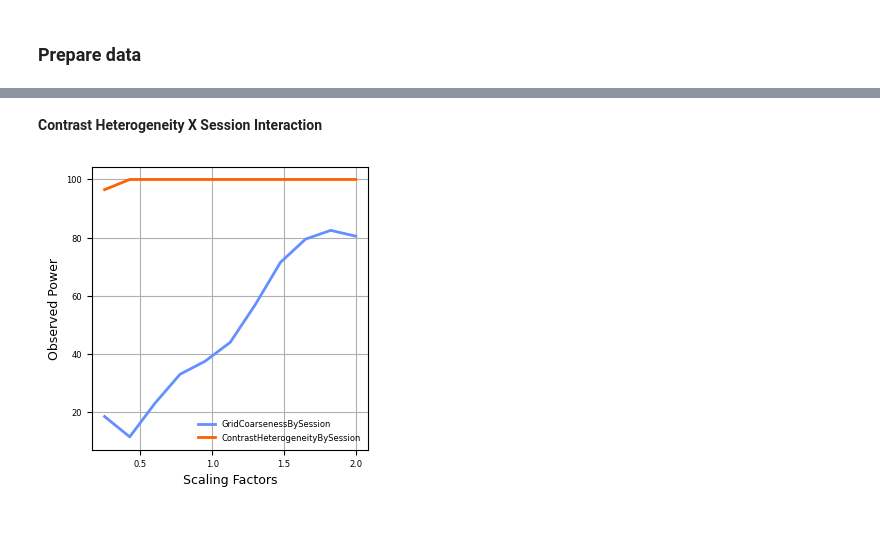
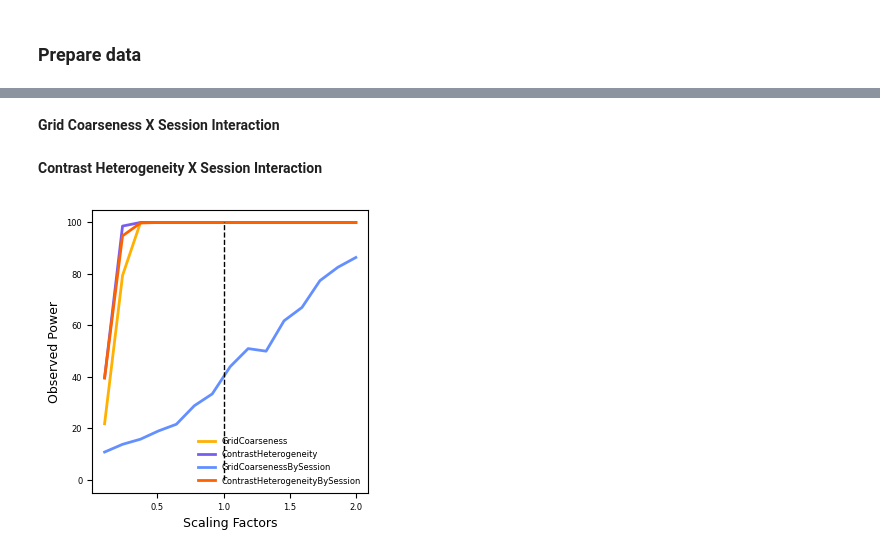
Before and after one commit to ccnmaastricht/NeuralSynchrony-FigureGround, a Jupyter notebook: notebooks/suppl_sensitivity_analysis.ipynb, the cells around one changed output, grey strips where cells are left out. Drawn from its saved outputs; the diff is of its cells as text; code cells hidden in the pictures; blank space fills up the shorter version.

Commit message:
updated range of factors to test

```diff
--- a/notebooks/suppl_sensitivity_analysis.ipynb
+++ b/notebooks/suppl_sensitivity_analysis.ipynb
@@ -308,0 +310,5 @@ data = prepare_dataframe(data_path)
+# %%
+explored_coefficients = ['GridCoarseness']
+fixed_coefficients = [coeff for coeff in all_coefficients if coeff not in explored_coefficients]
+
+power_gc = power_analysis(data, gee_specification, explored_coefficients, fixed_coefficients, factors, repetitions = num_repetitions)
@@ -309,26 +317,35 @@ data = prepare_dataframe(data_path)
+# %%
+explored_coefficients = ['ContrastHeterogeneity']
+fixed_coefficients = [coeff for coeff in all_coefficients if coeff not in explored_coefficients]
+
+power_ch = power_analysis(data, gee_specification, explored_coefficients, fixed_coefficients, factors, repetitions = num_repetitions)
+# %% [markdown]
+**Grid Coarseness X Session Interaction**
 # %%
 explored_coefficients = ['GridCoarsenessBySession']
 fixed_coefficients = [coeff for coeff in all_coefficients if coeff not in explored_coefficients]
 
-power_gcsess = power_analysis(data, gee_specification, explored_coefficients, fixed_coefficients, factors, repetitions = 200)
+power_gcsess = power_analysis(data, gee_specification, explored_coefficients, fixed_coefficients, factors, repetitions = num_repetitions)
 # %% [markdown]
 **Contrast Heterogeneity X Session Interaction**
 # %%
 explored_coefficients = ['ContrastHeterogeneityBySession']
 fixed_coefficients = [coeff for coeff in all_coefficients if coeff not in explored_coefficients]
 
-power_chsess = power_analysis(data, gee_specification, explored_coefficients, fixed_coefficients, factors, repetitions = 200)
+power_chsess = power_analysis(data, gee_specification, explored_coefficients, fixed_coefficients, factors, repetitions = num_repetitions)
 # %%
 plt.figure(figsize=figsize)
+plt.plot(factors, power_gc, color='#ffb000', linewidth=2, label='GridCoarseness')
+plt.plot(factors, power_ch, color='#785ef0', linewidth=2, label='ContrastHeterogeneity')
 plt.plot(factors, power_gcsess, color='#648fff', linewidth=2, label='GridCoarsenessBySession')
 plt.plot(factors, power_chsess, color='#fe6100', linewidth=2, label='ContrastHeterogeneityBySession')
+plt.vlines(x=1, ymin=0, ymax=100, color="#000000", linestyle='--', linewidth=1)
 plt.xlabel('Scaling Factors', fontsize=9)
 plt.ylabel('Observed Power', fontsize=9)
 plt.xticks(fontsize=6)
 plt.yticks(fontsize=6)
-plt.grid()
 plt.legend(fontsize=6, frameon=False)
 plt.tight_layout()
 plt.savefig(os.path.join(figure_path, 'power_analysis.svg'), format='svg')
 # %% [output]
-[figure, old version]
+[figure, new version]
```
Also changed, not shown: parts of 3 cells of this notebook.
